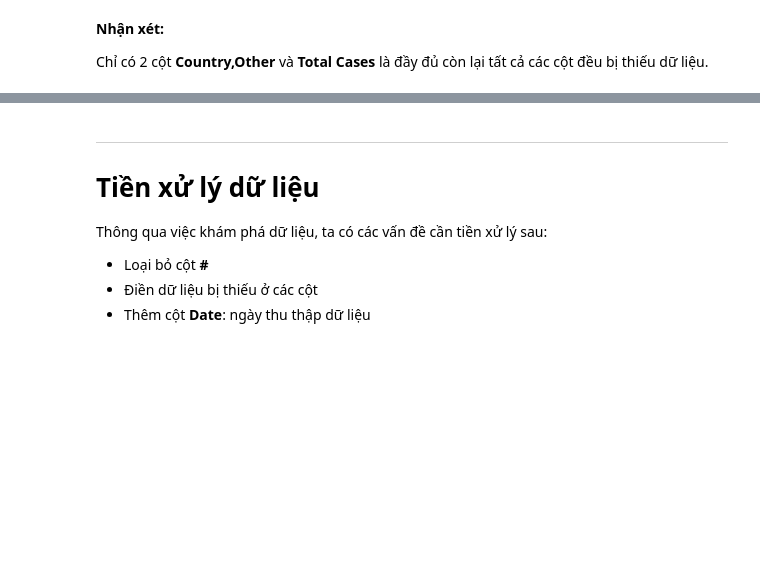
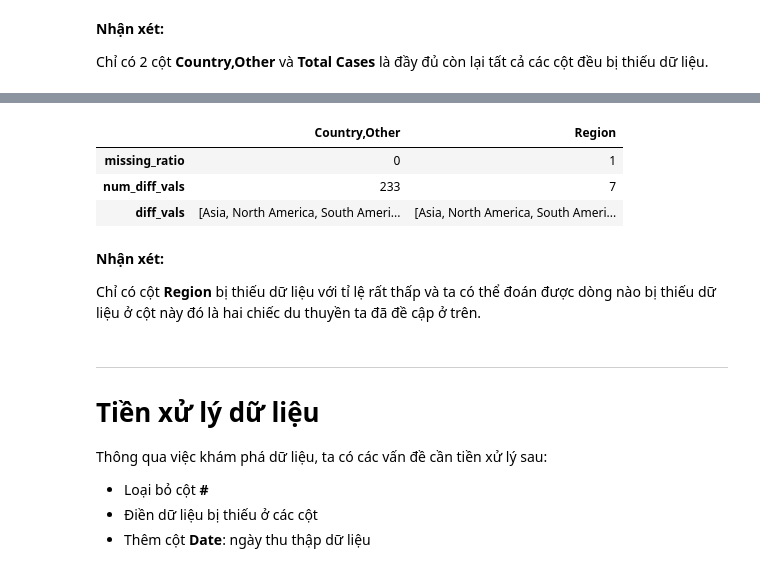
Before and after one commit to cttho/cttho-education-projects, a Jupyter notebook: Worldometer-COVID19/Lab01.ipynb, the cells around one changed output, grey strips where cells are left out. Saved outputs shown, nothing was run; the diff lists cells and outputs as text; code cells hidden in the pictures; blank space fills up the shorter version.

```diff
--- a/Worldometer-COVID19/Lab01.ipynb
+++ b/Worldometer-COVID19/Lab01.ipynb
@@ -198,3 +238,28 @@ Chỉ có 2 cột **Country,Other** và **Total Cases** là đầy đủ còn l
+# %%
+cate_col_profiles_df = first_day_df.select_dtypes(include=['object'])
+
+
+def num_diff_vals(s):
+    return s.dropna().nunique()
+
+def diff_vals(s):
+    return s.dropna().unique()
+
+
+cate_col_profiles_df = cate_col_profiles_df.agg([missing_ratio,
+                                                num_diff_vals,
+                                                diff_vals])
+
+cate_col_profiles_df
+# %% [output]
+|  | Country,Other | Region |
+| missing_ratio | 0 | 1 |
+| num_diff_vals | 233 | 7 |
+| diff_vals | [Asia, North America, South Ameri... | [Asia, North America, South Ameri... |
+# %% [markdown]
+**Nhận xét:**
+
+Chỉ có cột **Region** bị thiếu dữ liệu với tỉ lệ rất thấp và ta có thể đoán được dòng nào bị thiếu dữ liệu ở cột này đó là hai chiếc du thuyền ta đã đề cập ở trên.
 # %% [markdown]
 ---
 
```
Also changed, not shown: parts of 14 cells of this notebook, 31 other files.
